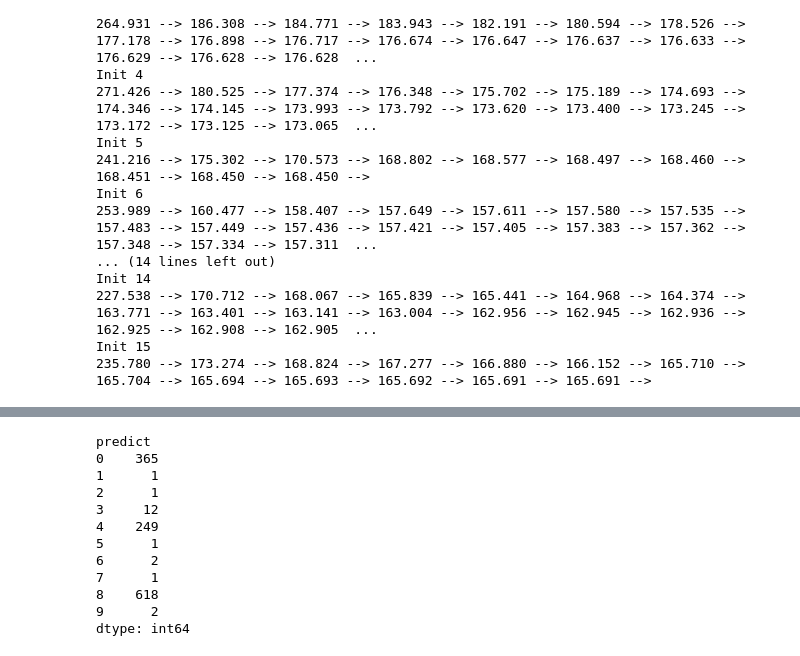
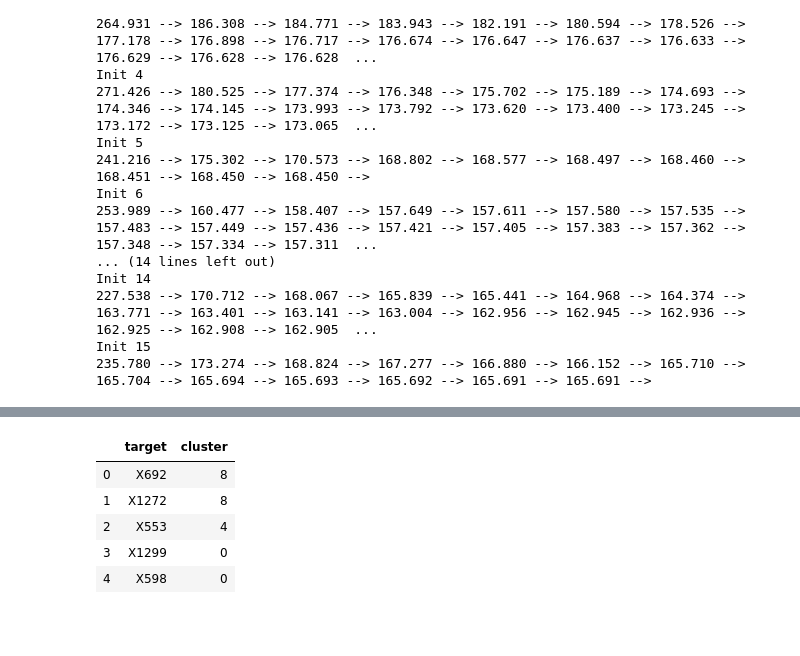
Before and after one commit to bill7845/jupyter_repo, a Jupyter notebook: jupyter_CODE/전력수요예측/ts_cluster.ipynb, the cells around one changed output, grey strips where cells are left out. Saved outputs shown, nothing was run; the diff lists cells and outputs as text; code cells hidden in the pictures; blank space fills up the shorter version.

```diff
--- a/jupyter_CODE/전력수요예측/ts_cluster.ipynb
+++ b/jupyter_CODE/전력수요예측/ts_cluster.ipynb
@@ -200,15 +176,15 @@ predict.columns=['predict']
-# %%
-predict.groupby(predict['predict']).size()
-# %% [output]
-predict
-0    365
-1      1
-2      1
-3     12
-4    249
-5      1
-6      2
-7      1
-8    618
-9      2
-dtype: int64
+# %%
+data = {'target' : train_sample.columns,
+       'cluster' : km.predict(formatted)
+       }
+
+cluster_frame = pd.DataFrame(data)
+# %%
+cluster_frame.head()
+# %% [output]
+|  | target | cluster |
+| 0 | X692 | 8 |
+| 1 | X1272 | 8 |
+| 2 | X553 | 4 |
+| 3 | X1299 | 0 |
+| 4 | X598 | 0 |
```
Also changed, not shown: parts of 24 cells of this notebook, 2 other files.
